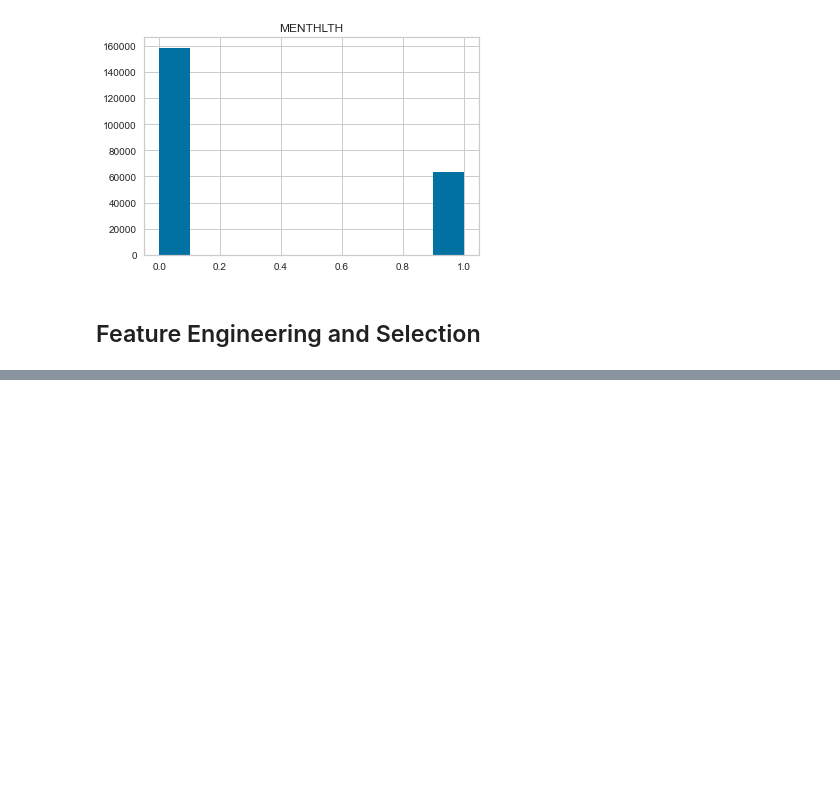
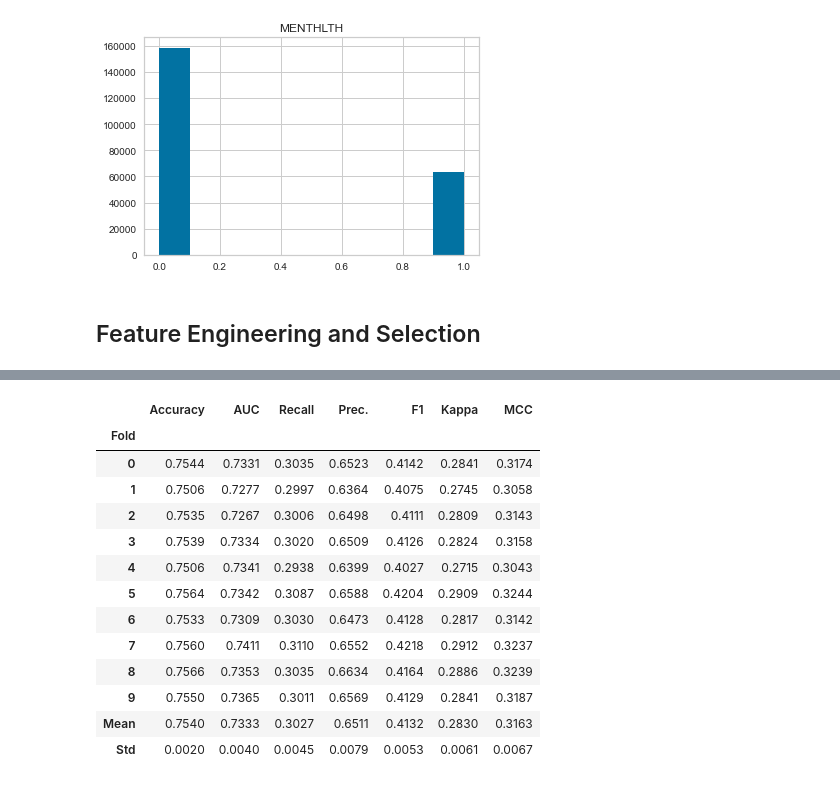
Before and after one commit to UC-Healthcare/Healthcare_Analysis, a Jupyter notebook: ML_Model_Final.ipynb, the cells around one changed output, grey strips where cells are left out. Saved outputs shown, nothing was run; the diff lists cells and outputs as text; code cells hidden in the pictures; blank space fills up the shorter version.

```diff
--- a/ML_Model_Final.ipynb
+++ b/ML_Model_Final.ipynb
@@ -131,0 +169,4 @@ ax = sns.heatmap(health_df.corr().round(2), annot=True)
+# %%
+# Create a random forest classifier
+rf = create_model('rf')
+# %% [output]
@@ -131,0 +174,14 @@ ax = sns.heatmap(health_df.corr().round(2), annot=True)
+|  | Accuracy | AUC | Recall | Prec. | F1 | Kappa | MCC |
+| Fold |  |  |  |  |  |  |  |
+| 0 | 0.7544 | 0.7331 | 0.3035 | 0.6523 | 0.4142 | 0.2841 | 0.3174 |
+| 1 | 0.7506 | 0.7277 | 0.2997 | 0.6364 | 0.4075 | 0.2745 | 0.3058 |
+| 2 | 0.7535 | 0.7267 | 0.3006 | 0.6498 | 0.4111 | 0.2809 | 0.3143 |
+| 3 | 0.7539 | 0.7334 | 0.3020 | 0.6509 | 0.4126 | 0.2824 | 0.3158 |
+| 4 | 0.7506 | 0.7341 | 0.2938 | 0.6399 | 0.4027 | 0.2715 | 0.3043 |
+| 5 | 0.7564 | 0.7342 | 0.3087 | 0.6588 | 0.4204 | 0.2909 | 0.3244 |
+| 6 | 0.7533 | 0.7309 | 0.3030 | 0.6473 | 0.4128 | 0.2817 | 0.3142 |
+| 7 | 0.7560 | 0.7411 | 0.3110 | 0.6552 | 0.4218 | 0.2912 | 0.3237 |
+| 8 | 0.7566 | 0.7353 | 0.3035 | 0.6634 | 0.4164 | 0.2886 | 0.3239 |
+| 9 | 0.7550 | 0.7365 | 0.3011 | 0.6569 | 0.4129 | 0.2841 | 0.3187 |
+| Mean | 0.7540 | 0.7333 | 0.3027 | 0.6511 | 0.4132 | 0.2830 | 0.3163 |
+| Std | 0.0020 | 0.0040 | 0.0045 | 0.0079 | 0.0053 | 0.0061 | 0.0067 |
```
Also changed, not shown: parts of 28 cells of this notebook, 1 other file.
